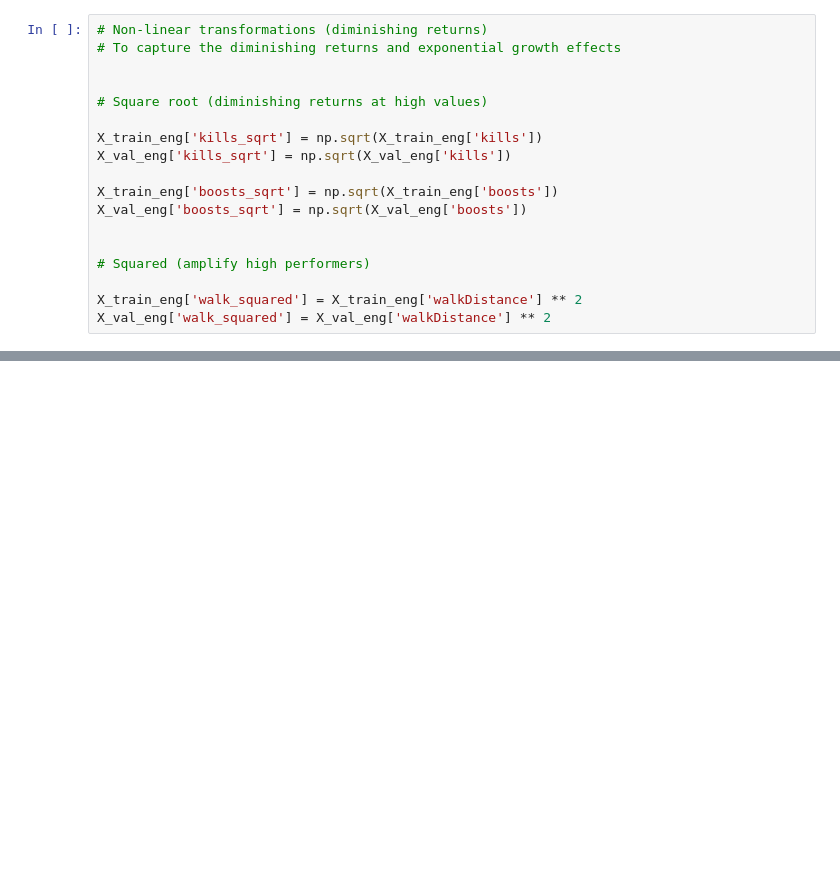
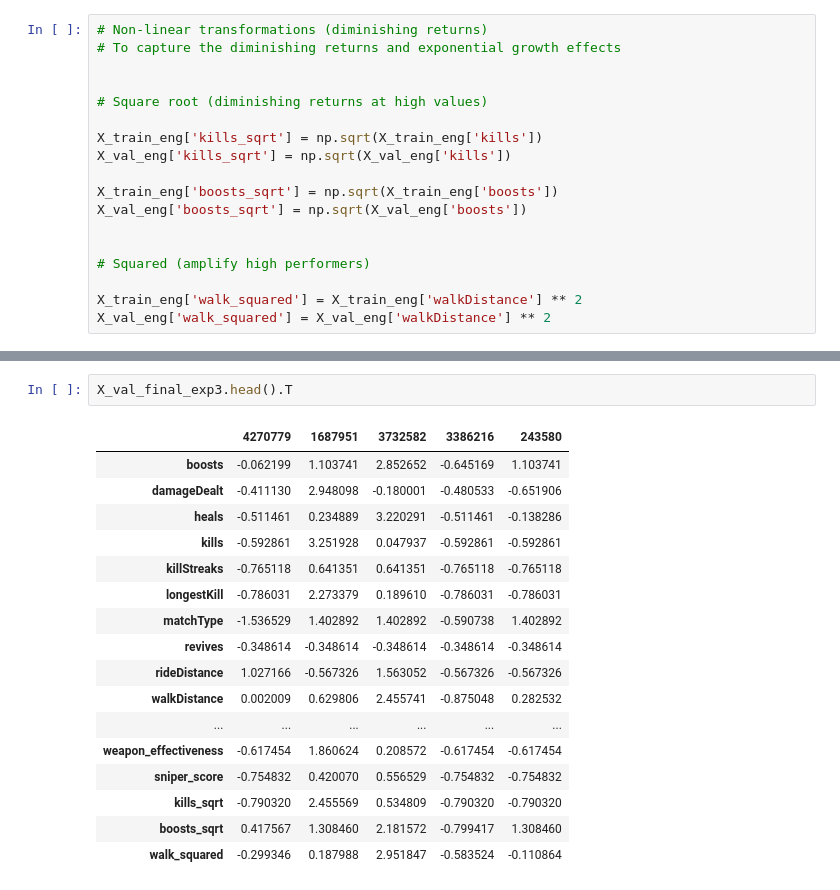
Before and after one commit to dganesh05/project-3, a Jupyter notebook: project-revised.ipynb, the cells around one changed output, grey strips where cells are left out. Drawn from its saved outputs; the diff is of its cells as text; blank space fills up the shorter version.

```diff
--- a/project-revised.ipynb
+++ b/project-revised.ipynb
@@ -1141,0 +1164,20 @@ X_val_eng['walk_squared'] = X_val_eng['walkDistance'] ** 2
+# %%
+X_val_final_exp3.head().T
+# %% [output]
+|  | 4270779 | 1687951 | 3732582 | 3386216 | 243580 |
+| boosts | -0.062199 | 1.103741 | 2.852652 | -0.645169 | 1.103741 |
+| damageDealt | -0.411130 | 2.948098 | -0.180001 | -0.480533 | -0.651906 |
+| heals | -0.511461 | 0.234889 | 3.220291 | -0.511461 | -0.138286 |
+| kills | -0.592861 | 3.251928 | 0.047937 | -0.592861 | -0.592861 |
+| killStreaks | -0.765118 | 0.641351 | 0.641351 | -0.765118 | -0.765118 |
+| longestKill | -0.786031 | 2.273379 | 0.189610 | -0.786031 | -0.786031 |
+| matchType | -1.536529 | 1.402892 | 1.402892 | -0.590738 | 1.402892 |
+| revives | -0.348614 | -0.348614 | -0.348614 | -0.348614 | -0.348614 |
+| rideDistance | 1.027166 | -0.567326 | 1.563052 | -0.567326 | -0.567326 |
+| walkDistance | 0.002009 | 0.629806 | 2.455741 | -0.875048 | 0.282532 |
+| ... | ... | ... | ... | ... | ... |
+| weapon_effectiveness | -0.617454 | 1.860624 | 0.208572 | -0.617454 | -0.617454 |
+| sniper_score | -0.754832 | 0.420070 | 0.556529 | -0.754832 | -0.754832 |
+| kills_sqrt | -0.790320 | 2.455569 | 0.534809 | -0.790320 | -0.790320 |
+| boosts_sqrt | 0.417567 | 1.308460 | 2.181572 | -0.799417 | 1.308460 |
+| walk_squared | -0.299346 | 0.187988 | 2.951847 | -0.583524 | -0.110864 |
```
Also changed, not shown: parts of 13 cells of this notebook.
